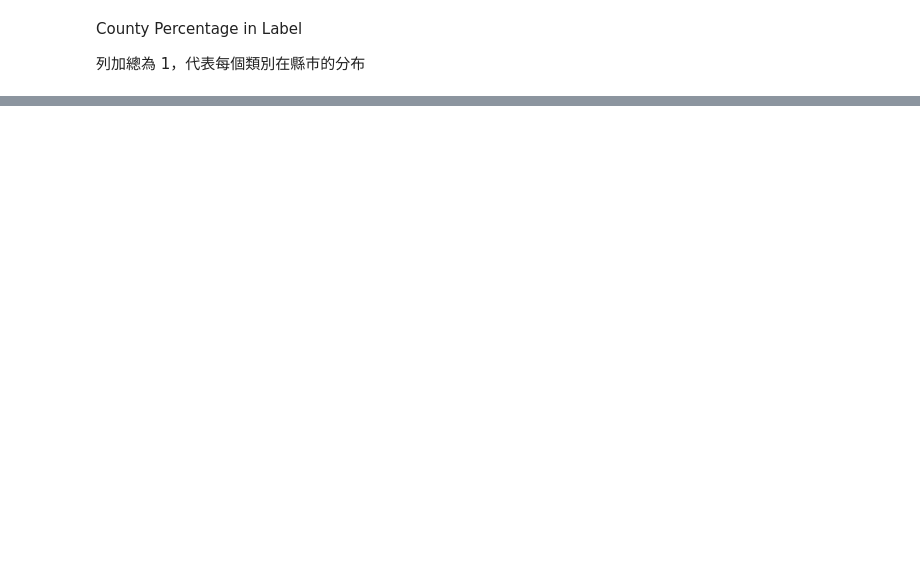
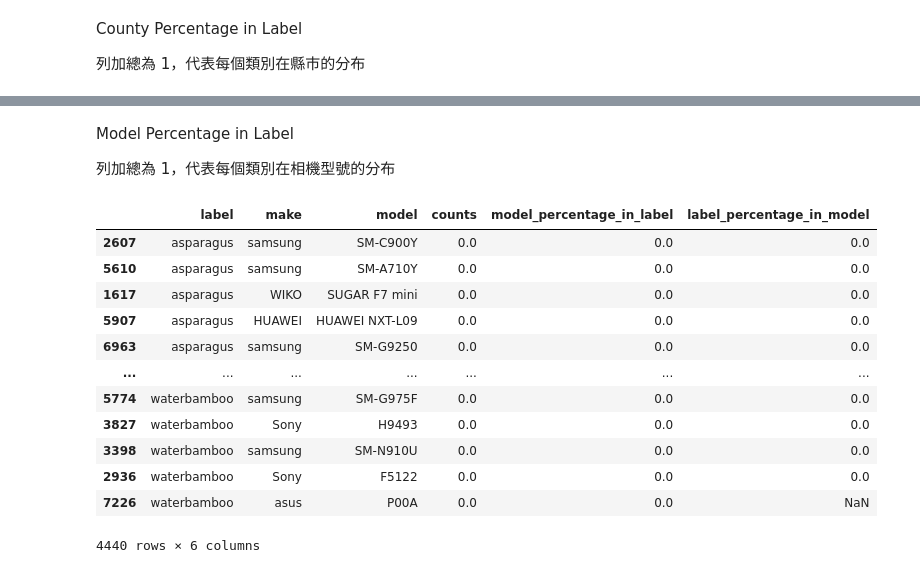
Before and after one commit to siang-chang/aidea-farmland-crops-autumn-personal, a Jupyter notebook: src/analysis/analysis.ipynb, the cells around one changed output, grey strips where cells are left out. Cells and saved outputs as stored; diff of their text form; code cells hidden in the pictures; blank space fills up the shorter version.

```diff
--- a/src/analysis/analysis.ipynb
+++ b/src/analysis/analysis.ipynb
@@ -384,0 +549,20 @@ df_pivot
+# %% [markdown]
+Model Percentage in Label
+
+列加總為 1，代表每個類別在相機型號的分布
+# %%
+group_by_label_make_model[group_by_label_make_model['model_percentage_in_label'] <= 0.0]
+# %% [output]
+|  | label | make | model | counts | model_percentage_in_label | label_percentage_in_model |
+| 2607 | asparagus | samsung | SM-C900Y | 0.0 | 0.0 | 0.0 |
+| 5610 | asparagus | samsung | SM-A710Y | 0.0 | 0.0 | 0.0 |
+| 1617 | asparagus | WIKO | SUGAR F7 mini | 0.0 | 0.0 | 0.0 |
+| 5907 | asparagus | HUAWEI | HUAWEI NXT-L09 | 0.0 | 0.0 | 0.0 |
+| 6963 | asparagus | samsung | SM-G9250 | 0.0 | 0.0 | 0.0 |
+| ... | ... | ... | ... | ... | ... | ... |
+| 5774 | waterbamboo | samsung | SM-G975F | 0.0 | 0.0 | 0.0 |
+| 3827 | waterbamboo | Sony | H9493 | 0.0 | 0.0 | 0.0 |
+| 3398 | waterbamboo | samsung | SM-N910U | 0.0 | 0.0 | 0.0 |
+| 2936 | waterbamboo | Sony | F5122 | 0.0 | 0.0 | 0.0 |
+| 7226 | waterbamboo | asus | P00A | 0.0 | 0.0 | NaN |
+4440 rows × 6 columns
```
Also changed, not shown: parts of 15 cells of this notebook, 3 other files.
